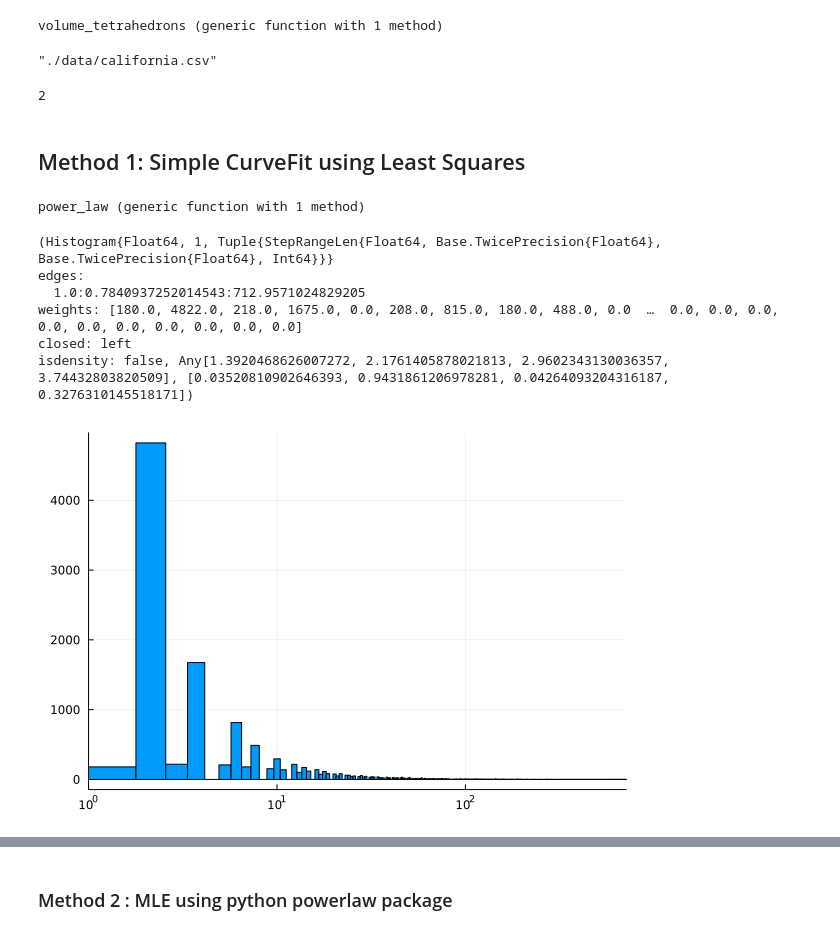
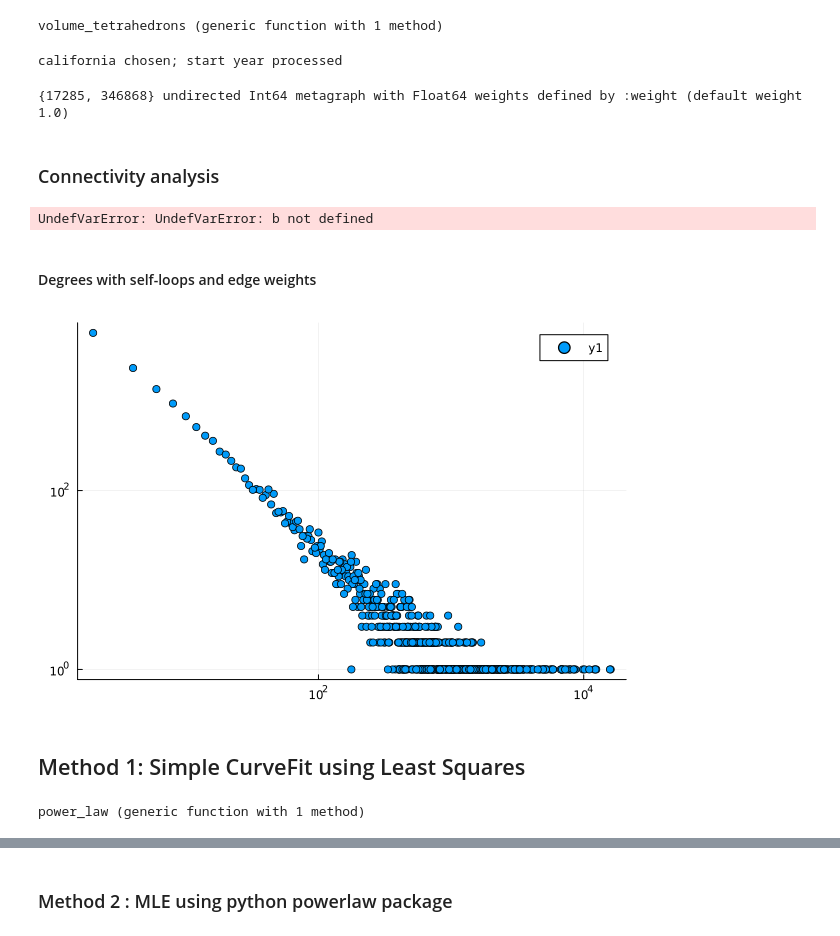
Before and after one commit to gabipana7/earthquake-networks-julia-dev, a Jupyter notebook: connectivity_analysis.ipynb, the cells around one changed output, grey strips where cells are left out. Drawn from its saved outputs; the diff is of its cells as text; code cells hidden in the pictures.

```diff
--- a/connectivity_analysis.ipynb
+++ b/connectivity_analysis.ipynb
@@ -19,6 +21,8 @@ df_full = CSV.read(filepath, DataFrame);
 
 # Filters
 if (region == "vrancea") || (region == "romania")
+    filepath = path * "romania" * ".csv"
+    df_full = CSV.read(filepath, DataFrame);
     df = df_full[df_full.Datetime .> DateTime(1976,1,1,0,0,0),:];
 
     df = df[(df.Latitude .>= 45.20) .& (df.Latitude .<= 46.0) .&
@@ -27,7 +31,7 @@ if (region == "vrancea") || (region == "romania")
             # (df.Magnitude .> 1.0) .& (df.Magnitude .<= 4), :];
 
 elseif region == "california"
-    df = df_full[df_full.Datetime .> DateTime(1978,1,1,0,0,0),:];
+    df = df_full[df_full.Datetime .> DateTime(1988,1,1,0,0,0),:];
     df[findall(df.Depth .< 0.001),:Depth] .= 0.0;
     println("california chosen; start year processed")
 
@@ -39,10 +43,10 @@ elseif region == "japan"
     df = df_full[df_full.Datetime .> DateTime(1988,1,1,0,0,0),:];
 end
 # %% [output]
-"./data/california.csv"
+california chosen; start year processed
 # %%
 side = 5
-minimum_magnitude = 2
+minimum_magnitude = 0.0
 
 df_filtered = df[df.Magnitude .> minimum_magnitude,:]
 
@@ -50,7 +54,27 @@ df_filtered = df[df.Magnitude .> minimum_magnitude,:]
 df_filtered, df_filtered_cubes = region_cube_split(df_filtered,side=side,energyRelease=true);
 
 # Create network
-MG = create_network(df_filtered, df_filtered_cubes; edgeWeight=false)
-connectivity = degree(MG);
+MG = create_network(df_filtered, df_filtered_cubes; edgeWeight=true)
 # %% [output]
-2
+{17285, 346868} undirected Int64 metagraph with Float64 weights defined by :weight (default weight 1.0)
+# %% [markdown]
+### Connectivity analysis
+# %%
+connectivity = degree(MG);
+
+c = counter(connectivity)
+Plots.scatter(collect(keys(c)),collect(values(c)),xscale=:log10,yscale=:log10)
+# %% [output]
+UndefVarError: UndefVarError: b not defined
+# %% [markdown]
+#### Degrees with self-loops and edge weights
+# %%
+degrees=[]
+for i=1:nv(MG)
+    push!(degrees,get_prop(MG,i,:degree))
+end
+
+d = counter(degrees)
+Plots.scatter(collect(keys(d)),collect(values(d)),xscale=:log10,yscale=:log10)
+# %% [output]
+[figure, added]
@@ -57,22 +89,9 @@ connectivity = degree(MG);
 # %% [markdown]
 ## Method 1: Simple CurveFit using Least Squares
-# %%
-using CurveFit
-using Plots; gr()
-
-include("./src/histogram_fit.jl")
-# %% [output]
-power_law (generic function with 1 method)
-# %%
-h, x,y = histogram_fit(connectivity)
-# %% [output]
-(Histogram{Float64, 1, Tuple{StepRangeLen{Float64, Base.TwicePrecision{Float64}, Base.TwicePrecision{Float64}, Int64}}}
-edges:
-  1.0:0.7840937252014543:712.9571024829205
-weights: [180.0, 4822.0, 218.0, 1675.0, 0.0, 208.0, 815.0, 180.0, 488.0, 0.0  …  0.0, 0.0, 0.0, 0.0, 0.0, 0.0, 0.0, 0.0, 0.0, 0.0]
-closed: left
-isdensity: false, Any[1.3920468626007272, 2.1761405878021813, 2.9602343130036357, 3.74432803820509], [0.03520810902646393, 0.9431861206978281, 0.04264093204316187, 0.3276310145518171])
-# %%
-plot(h ; label="",xscale=:log10, xlim=extrema(connectivity))
-# %% [output]
-[figure, removed]
+# %%
+# include("./src/histogram_fit.jl")
+function power_law(x,b,a)
+    return b*x .^(a)
+end
+# %% [output]
+power_law (generic function with 1 method)
```
Also changed, not shown: parts of 42 cells of this notebook, 6 other files.
